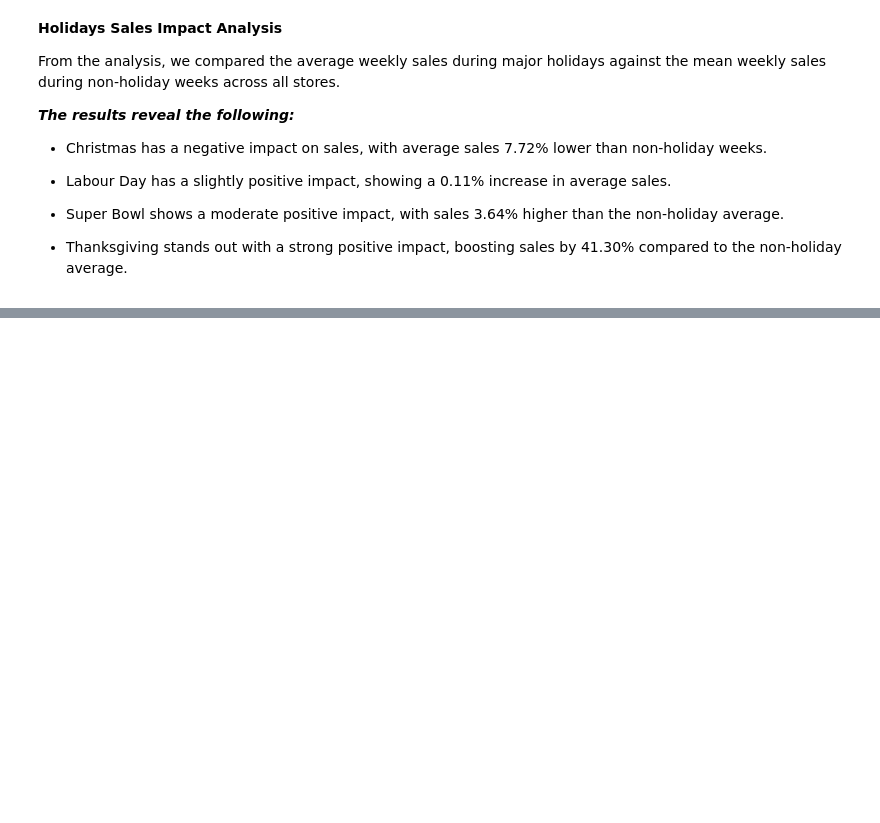
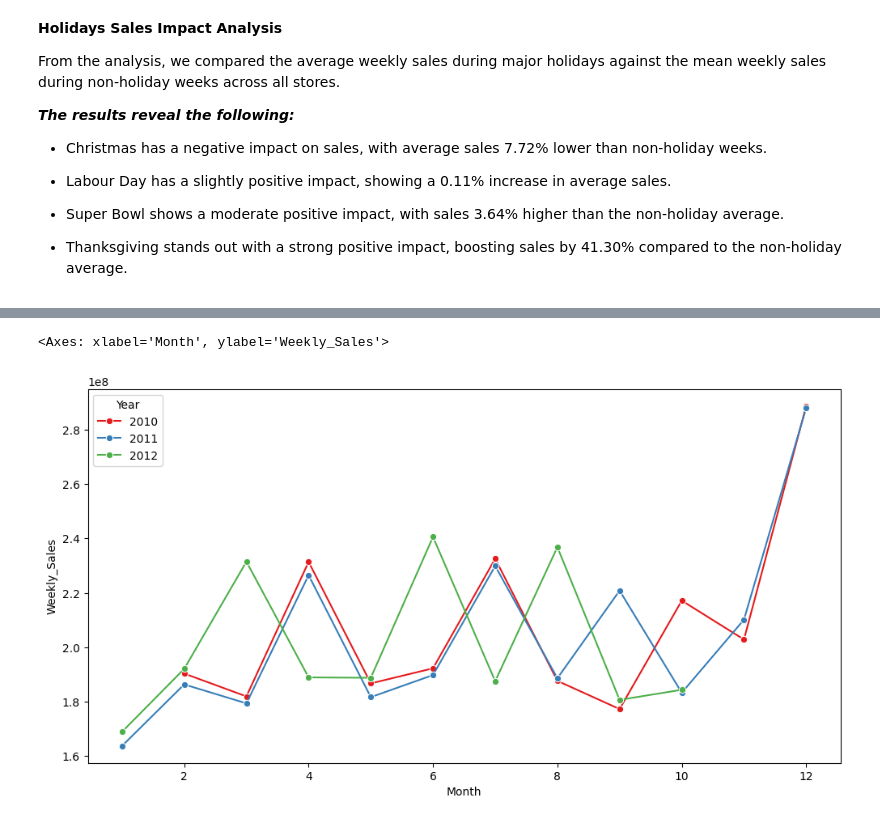
Before and after one commit to NKHUBALALE/Walmart_sales, a Jupyter notebook: Walmart_sales.ipynb, the cells around one changed output, grey strips where cells are left out. Cells and saved outputs as stored; diff of their text form; code cells hidden in the pictures; blank space fills up the shorter version.

```diff
--- a/Walmart_sales.ipynb
+++ b/Walmart_sales.ipynb
@@ -265,0 +344,7 @@ From the analysis, we compared the average weekly sales during major holidays ag
+# %%
+plt.figure(figsize=(12, 6))
+
+sns.lineplot(data=monthly_sales, x='Month', y='Weekly_Sales', hue='Year', palette='Set1', marker='o')
+# %% [output]
+<Axes: xlabel='Month', ylabel='Weekly_Sales'>
+[figure, added]
```
Also changed, not shown: parts of 12 cells of this notebook.
